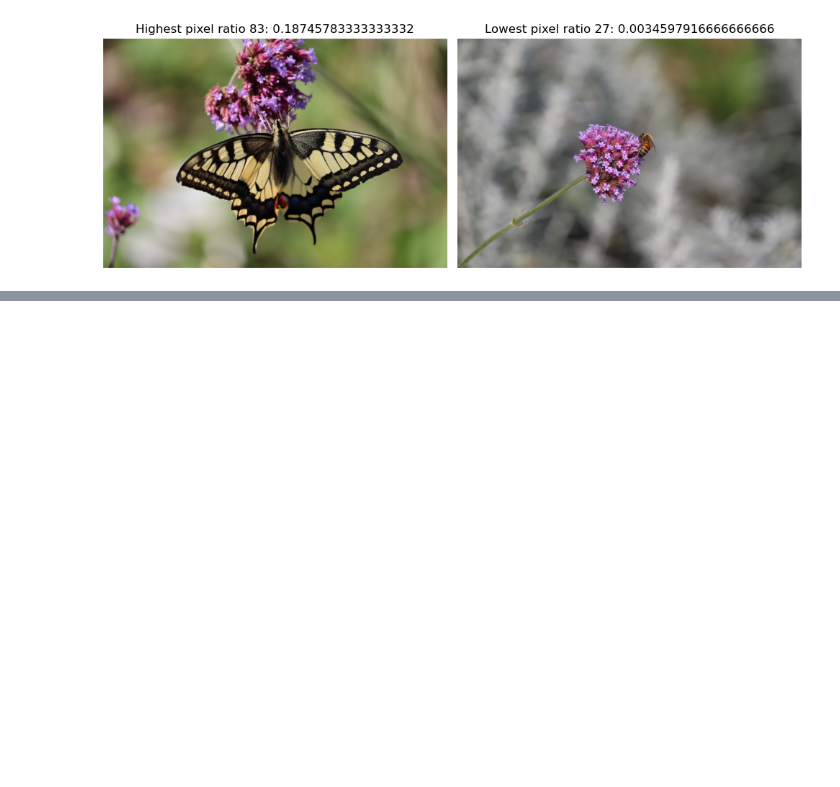
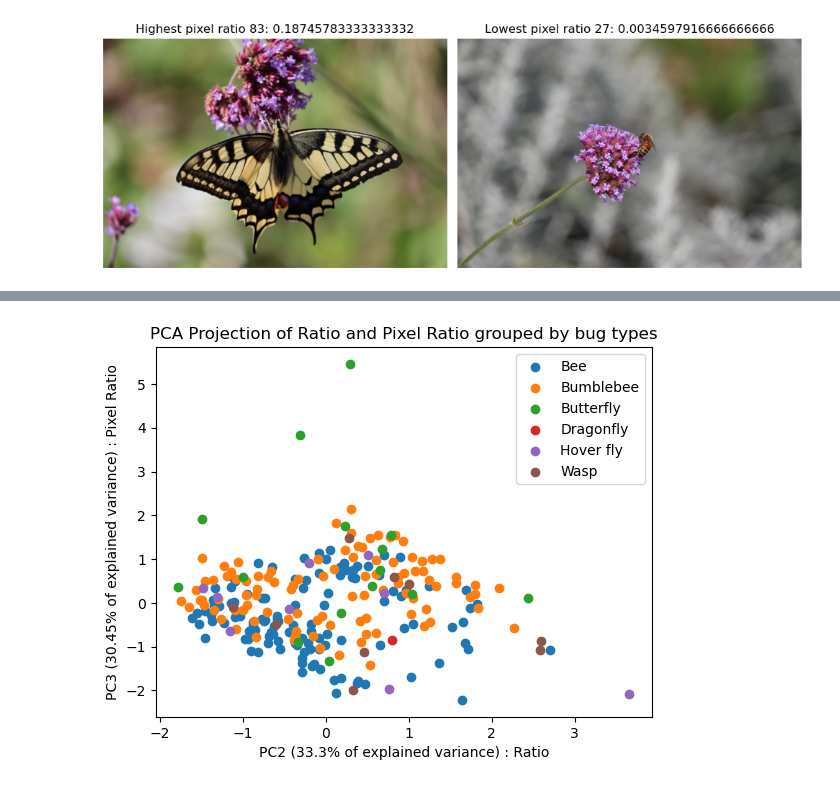
Before and after one commit to Martin-JMP/Engineering_School_IA_To_Bee_or_not_to_Bee, a Jupyter notebook: David Files/Code.ipynb, the cells around one changed output, grey strips where cells are left out. Cells and saved outputs as stored; diff of their text form; code cells hidden in the pictures; blank space fills up the shorter version.

```diff
--- a/David Files/Code.ipynb
+++ b/David Files/Code.ipynb
@@ -336,0 +494,11 @@ plt.show()
+# %%
+fig, ax = plt.subplots();
+for bugs in bug_type:
+    ax.scatter(df_pca[df2["bug type"]==bugs, 1], df_pca[df2["bug type"]==bugs, 2],label=bugs);
+
+ax.legend();
+ax.set_xlabel("PC2 ({0}% of explained variance) : Ratio".format(pc2, fontsize=12));
+ax.set_ylabel("PC3 ({0}% of explained variance) : Pixel Ratio".format(pc3, fontsize=12));
+ax.set_title('PCA Projection of Ratio and Pixel Ratio grouped by bug types', fontsize=12);
+# %% [output]
+[figure, added]
```
Also changed, not shown: parts of 33 cells of this notebook.
